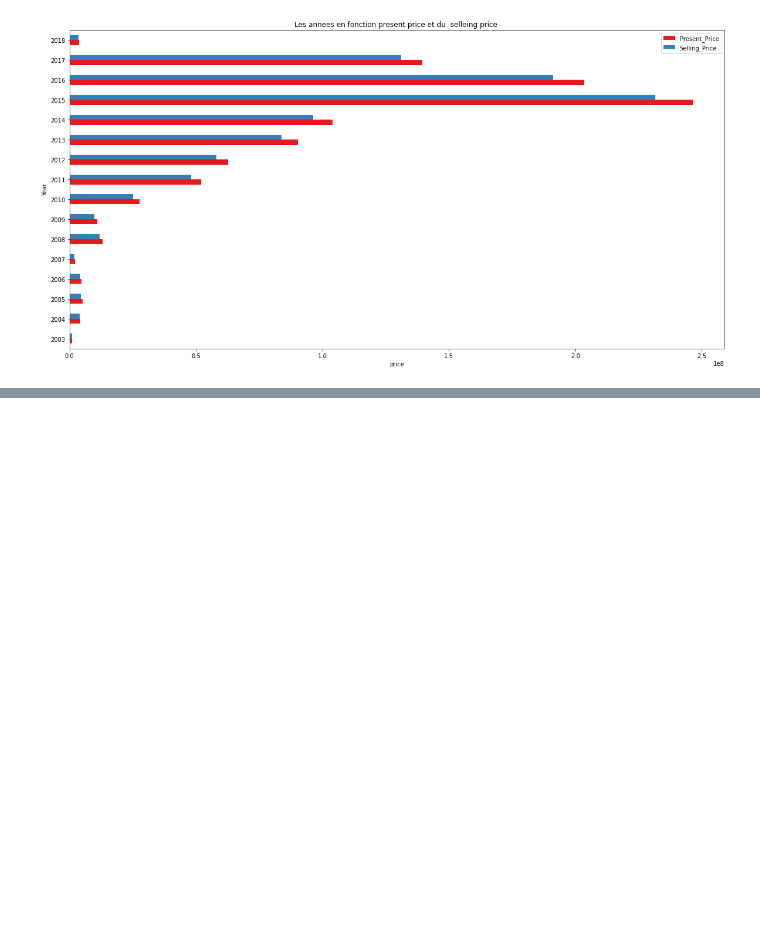
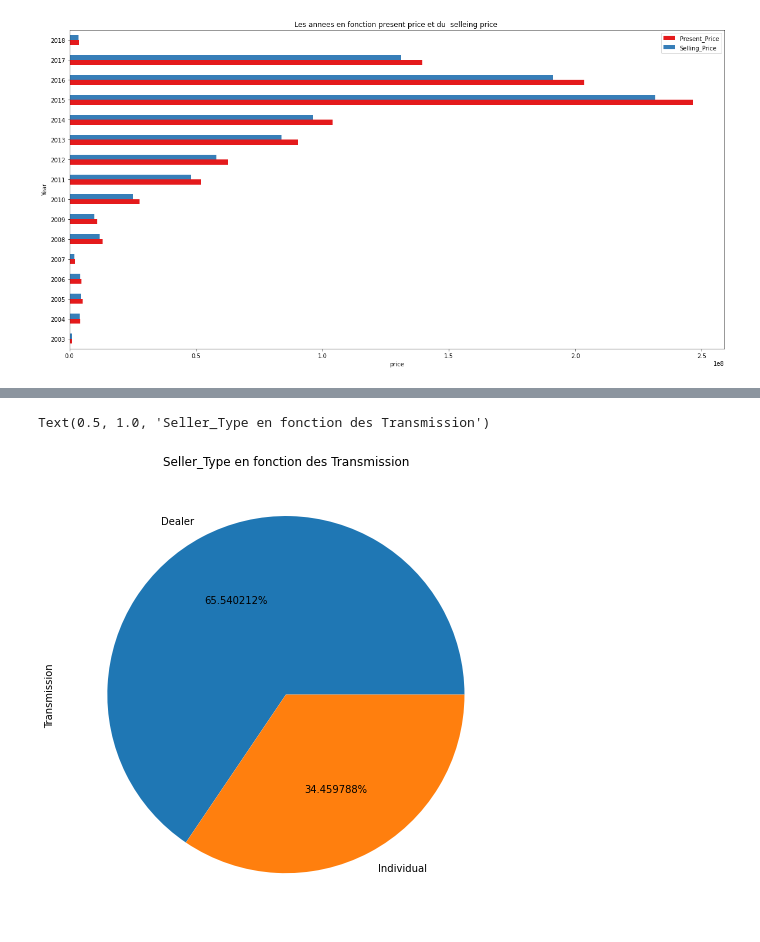
Before and after one commit to aurelienbono/Car_analyse, a Jupyter notebook: main.ipynb, the cells around one changed output, grey strips where cells are left out. Cells and saved outputs as stored; diff of their text form; code cells hidden in the pictures; blank space fills up the shorter version.

```diff
--- a/main.ipynb
+++ b/main.ipynb
@@ -133,0 +126,6 @@ plt.xlabel("Car_count")
+# %%
+df.groupby('Seller_Type')['Transmission'].count().plot(kind='pie',autopct='%f%%',figsize=(8,10))
+plt.title("Seller_Type en fonction des Transmission")
+# %% [output]
+Text(0.5, 1.0, 'Seller_Type en fonction des Transmission')
+[figure, added]
```
Also changed, not shown: parts of 8 cells of this notebook.
